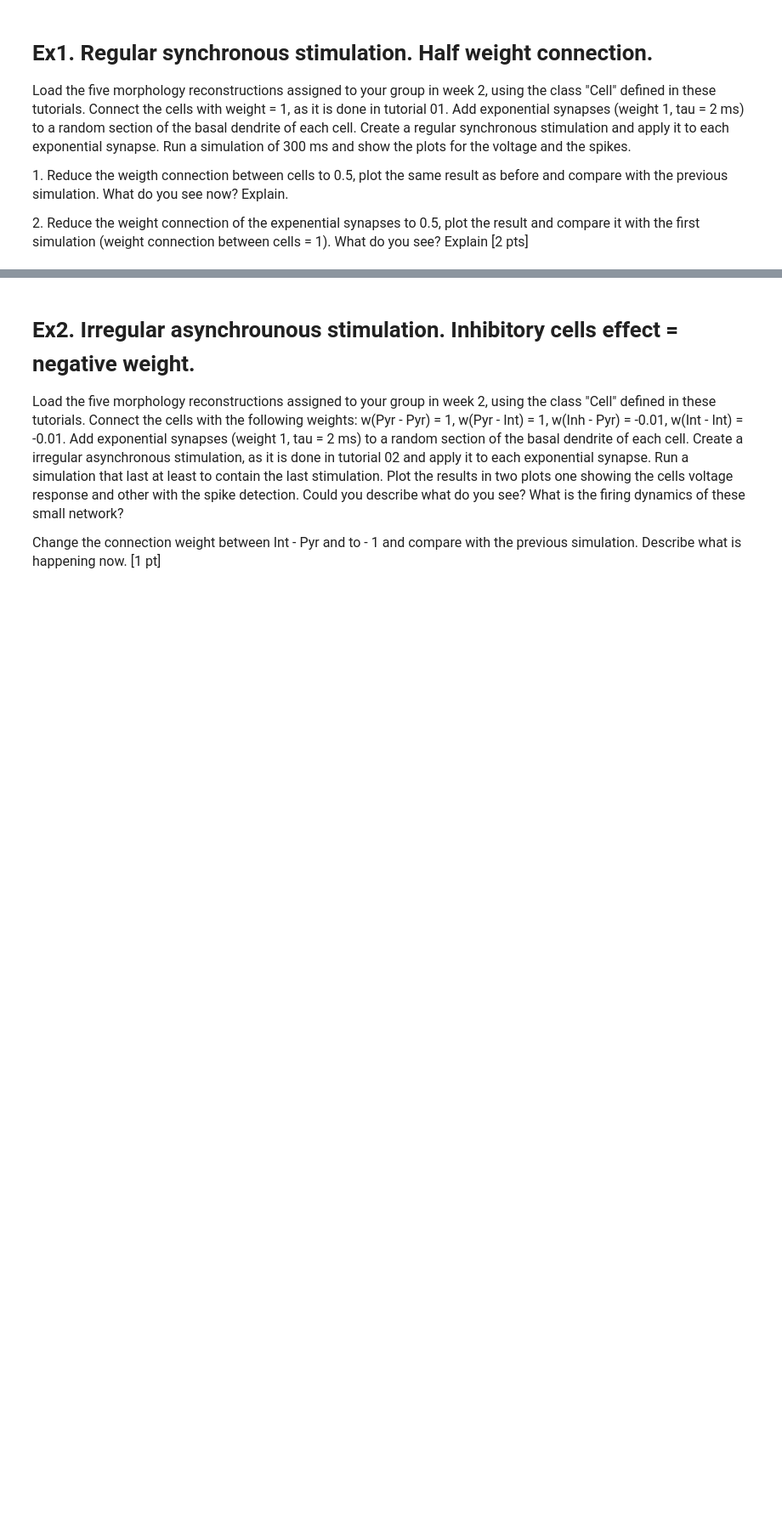
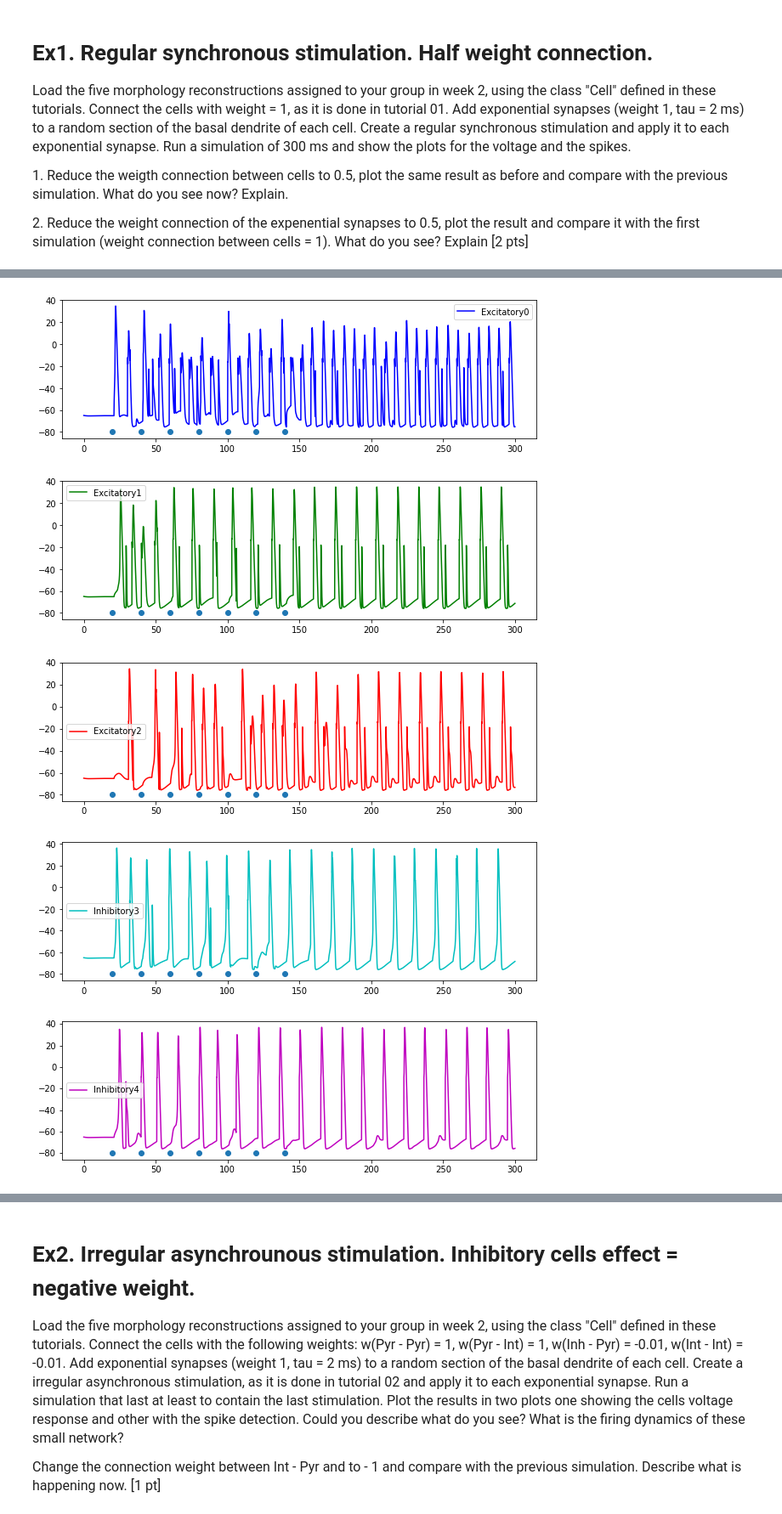
Before and after one commit to jjt20/InSilicoClass, a Jupyter notebook: my_notebooks/week10/Week10_HomeWork.ipynb, the cells around one changed output, grey strips where cells are left out. Shown at 85% size. Drawn from its saved outputs; the diff is of its cells as text; code cells hidden in the pictures; blank space fills up the shorter version.

```diff
--- a/my_notebooks/week10/Week10_HomeWork.ipynb
+++ b/my_notebooks/week10/Week10_HomeWork.ipynb
@@ -11,0 +129,8 @@
+# %%
+path = '../week7'
+i1 = Cell(path+'/morphs/morph_08.swc', 'morph_8', 'inhibitory')
+i2 = Cell(path+'/morphs/morph_04.swc', 'morph_4', 'inhibitory')
+
+e1 = Cell(path+'/morphs/morph_02.swc', 'morph_2', 'excitatory')
+e2 = Cell(path+'/morphs/morph_09.swc', 'morph_9', 'excitatory')
+e3 = Cell(path+'/morphs/morph_10.swc', 'morph_10', 'excitatory')
@@ -11,0 +240,19 @@
+# %%
+# plot in seperate plots
+colors = ['b', 'g', 'r', 'c', 'm', 'y', 'k', 'w']
+for idx, v in enumerate(v_traces):
+    plt.figure(figsize=(10,3))
+    plt.scatter(spike_times,np.zeros_like(spike_times)-80)
+    if idx<=2:
+        plt.plot(time, v, label='Excitatory%d'%idx, color=colors[idx])
+    else:
+        plt.plot(time, v, label='Inhibitory%d'%idx, color=colors[idx])
+    plt.legend()
+
+plt.show()
+# %% [output]
+[figure, added]
+[figure, added]
+[figure, added]
+[figure, added]
+[figure, added]
```
Also changed, not shown: parts of 42 cells of this notebook, 17 other files.
